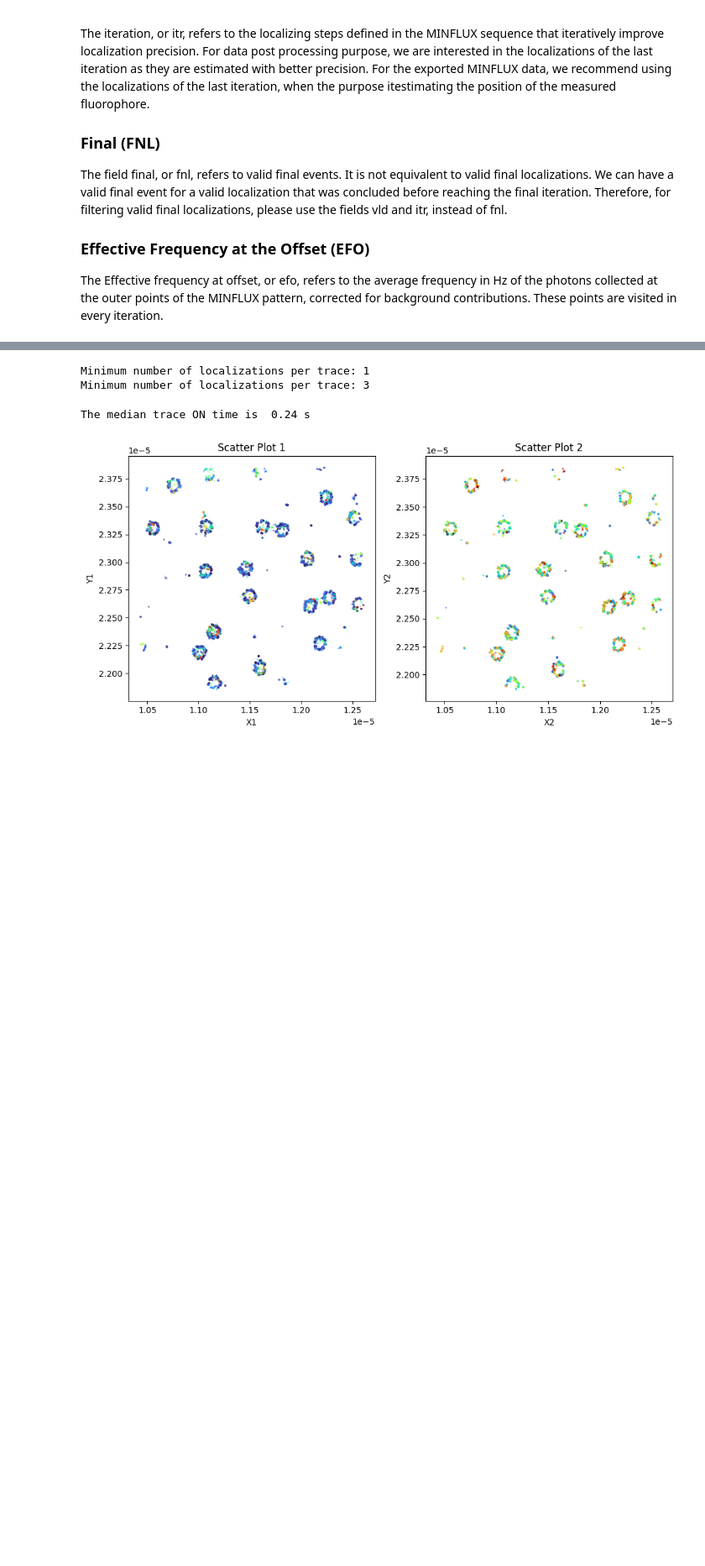
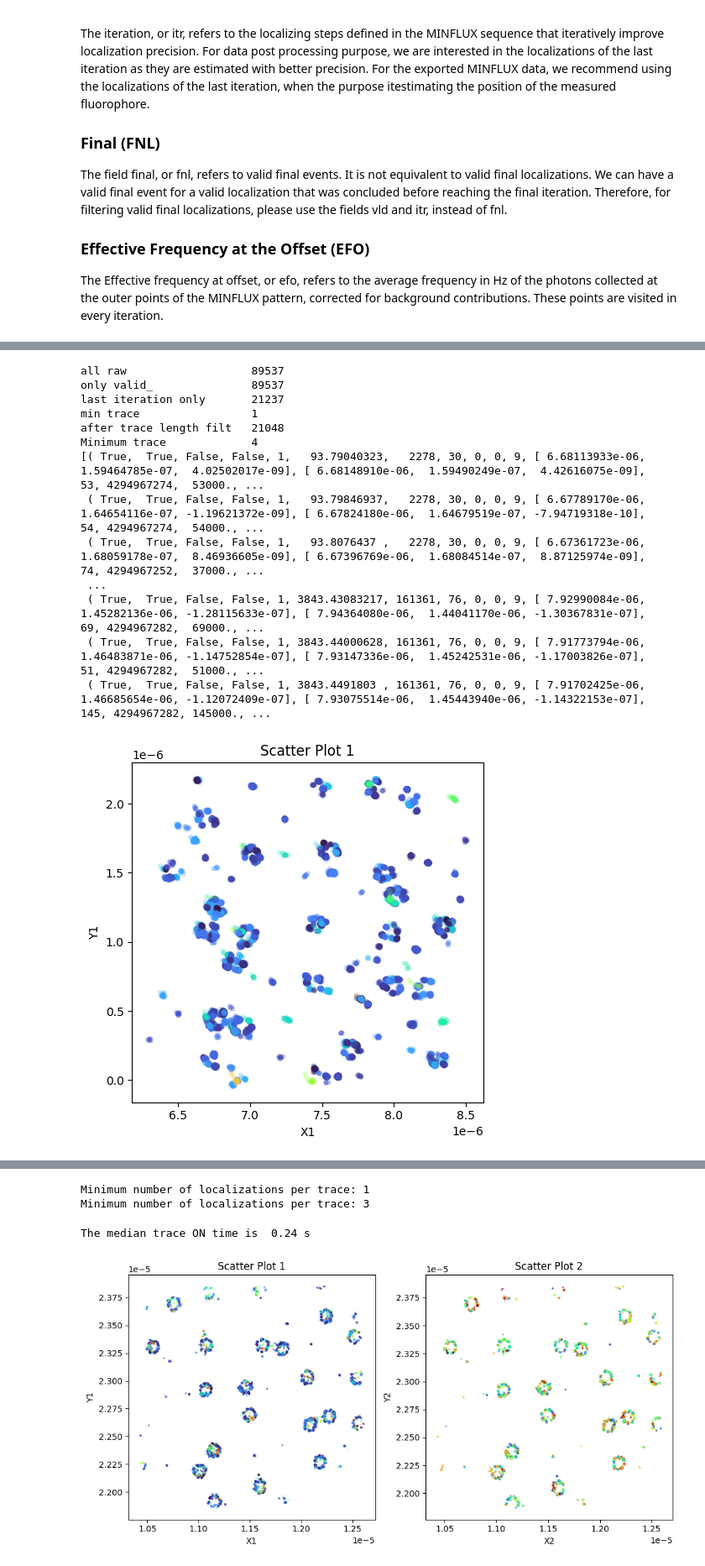
Before and after one commit to BIIFSweden/8376_minflux, a Jupyter notebook: notebooks/old_notebooks/minflux_pipeline.ipynb, the cells around one changed output, grey strips where cells are left out. Shown at 84% size. Saved outputs shown, nothing was run; the diff lists cells and outputs as text; code cells hidden in the pictures; blank space fills up the shorter version.

```diff
--- a/notebooks/old_notebooks/minflux_pipeline.ipynb
+++ b/notebooks/old_notebooks/minflux_pipeline.ipynb
@@ -60,0 +100,64 @@ min_trace_length = 3
+# %%
+import matplotlib.pyplot as plt
+MFX_Data = '/Users/maximiliansenftleben/Data/8376_alm/8376_minflux/data/for Max_MFX_echange_2colour_2D/241008-133841_NUP96_minflux/241008-133841_NUP96_minflux.npy'
+MFX_Data = np.load(MFX_Data)
+print('all raw                  ',len(MFX_Data))
+MFX_Data_vld_fnl =  MFX_Data[MFX_Data['vld'] == True]
+print('only valid_              ', len(MFX_Data))
+MFX_Data_vld_fnl =  MFX_Data[MFX_Data['itr'] == max(MFX_Data['itr'])]
+print('last iteration only      ',len(MFX_Data_vld_fnl))
+# Filtering for valid and last localizations
+MFX_Data_vld_fnl =  MFX_Data[(MFX_Data['itr'] == max(MFX_Data['itr'])) & (MFX_Data['itr'] == max(MFX_Data['itr']))]
+#print('last iteration only.diff ',len(MFX_Data_vld_fnl))
+
+  # Get number of final localizations per trace
+unique_tids, inv_idx, locs_per_tid = np.unique(MFX_Data_vld_fnl['tid'],  return_inverse=True,return_counts=True)
+print(f'min trace                 {np.min(locs_per_tid)}')
+# Keep only traces with at least 3 localizations
+MFX_Data_vld_fnl_filt = MFX_Data_vld_fnl[locs_per_tid[inv_idx]>3]
+print('after trace length filt  ',len(MFX_Data_vld_fnl_filt))
+# Get number of final localizations per trace
+_,locs_per_tid_filt = np.unique(MFX_Data_vld_fnl_filt['tid'], return_counts=True)
+print(f'Minimum trace             {np.min(locs_per_tid_filt)}')
+
+end_to_end_dis = []
+for tid in np.unique(MFX_Data_vld_fnl_filt['tid']):
+     d_xyz = MFX_Data_vld_fnl_filt['loc'][MFX_Data_vld_fnl_filt['tid'] == tid,:][-1,:]- MFX_Data_vld_fnl_filt['loc'][MFX_Data_vld_fnl_filt['tid'] == tid,:][0,:]
+     end_to_end_dis.append(np.sqrt(np.sum(d_xyz**2)) )
+end_to_end_dis = np.vstack(end_to_end_dis)
+
+
+_, inv_indx = np.unique(MFX_Data_vld_fnl_filt['tid'], return_inverse = True)
+
+# get localizations
+locs = MFX_Data_vld_fnl_filt['loc']
+print(MFX_Data_vld_fnl_filt)
+#% Create a figure with 1 row, 2 columns
+fig, axes = plt.subplots(figsize=(5, 5))
+
+# First subplot
+axes.scatter(locs[:,0], locs[:,1], c = end_to_end_dis[inv_indx], cmap = 'turbo',alpha=0.2,s =12)
+axes.set_title('Scatter Plot 1')
+axes.set_xlabel('X1')
+axes.set_ylabel('Y1')
+
+
+# Layout adjustment
+plt.tight_layout()
+plt.show()
+MFX_Data_vld_fnl_filt
+# %% [output]
+all raw                   89537
+only valid_               89537
+last iteration only       21237
+min trace                 1
+after trace length filt   21048
+Minimum trace             4
+[( True,  True, False, False, 1,   93.79040323,   2278, 30, 0, 0, 9, [ 6.68113933e-06,  1.59464785e-07,  4.02502017e-09], [ 6.68148910e-06,  1.59490249e-07,  4.42616075e-09],  53, 4294967274,  53000., ...
+ ( True,  True, False, False, 1,   93.79846937,   2278, 30, 0, 0, 9, [ 6.67789170e-06,  1.64654116e-07, -1.19621372e-09], [ 6.67824180e-06,  1.64679519e-07, -7.94719318e-10],  54, 4294967274,  54000., ...
+ ( True,  True, False, False, 1,   93.8076437 ,   2278, 30, 0, 0, 9, [ 6.67361723e-06,  1.68059178e-07,  8.46936605e-09], [ 6.67396769e-06,  1.68084514e-07,  8.87125974e-09],  74, 4294967252,  37000., ...
+ ...
+ ( True,  True, False, False, 1, 3843.43083217, 161361, 76, 0, 0, 9, [ 7.92990084e-06,  1.45282136e-06, -1.28115633e-07], [ 7.94364080e-06,  1.44041170e-06, -1.30367831e-07],  69, 4294967282,  69000., ...
+ ( True,  True, False, False, 1, 3843.44000628, 161361, 76, 0, 0, 9, [ 7.91773794e-06,  1.46483871e-06, -1.14752854e-07], [ 7.93147336e-06,  1.45242531e-06, -1.17003826e-07],  51, 4294967282,  51000., ...
+ ( True,  True, False, False, 1, 3843.4491803 , 161361, 76, 0, 0, 9, [ 7.91702425e-06,  1.46685654e-06, -1.12072409e-07], [ 7.93075514e-06,  1.45443940e-06, -1.14322153e-07], 145, 4294967282, 145000., ...
+[figure, added]
```
Also changed, not shown: parts of 14 cells of this notebook, 4 other files.
